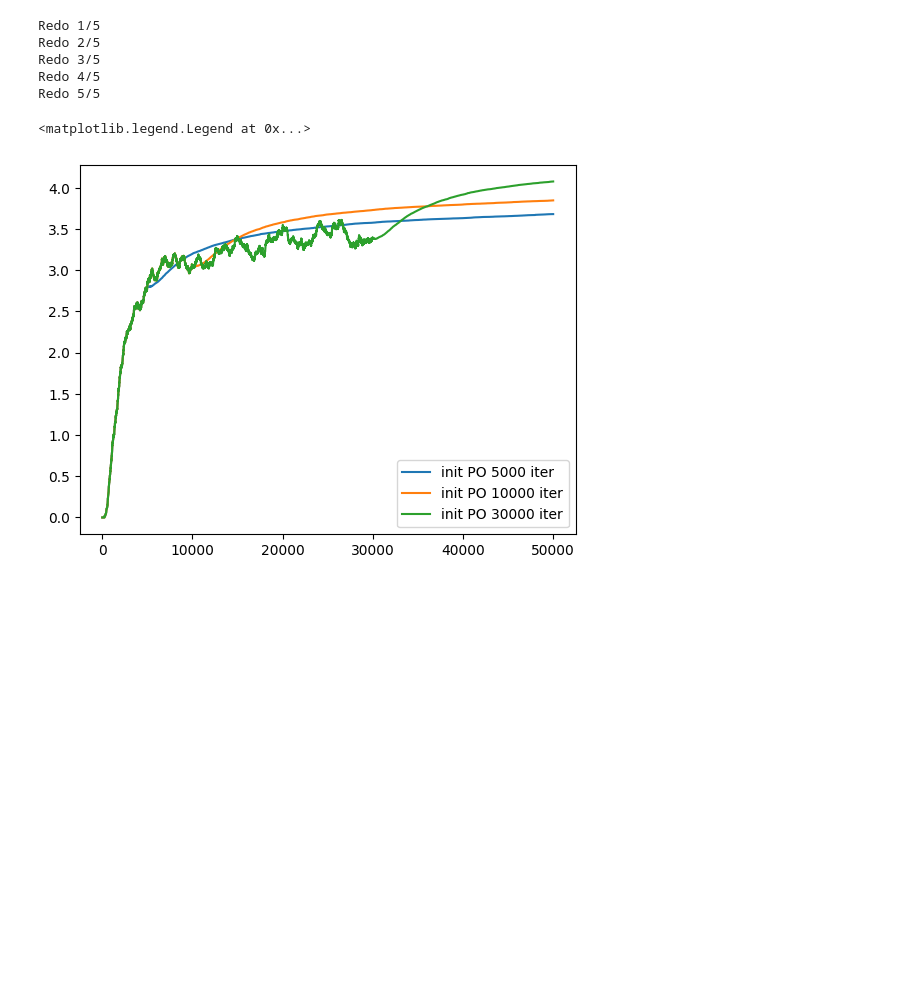
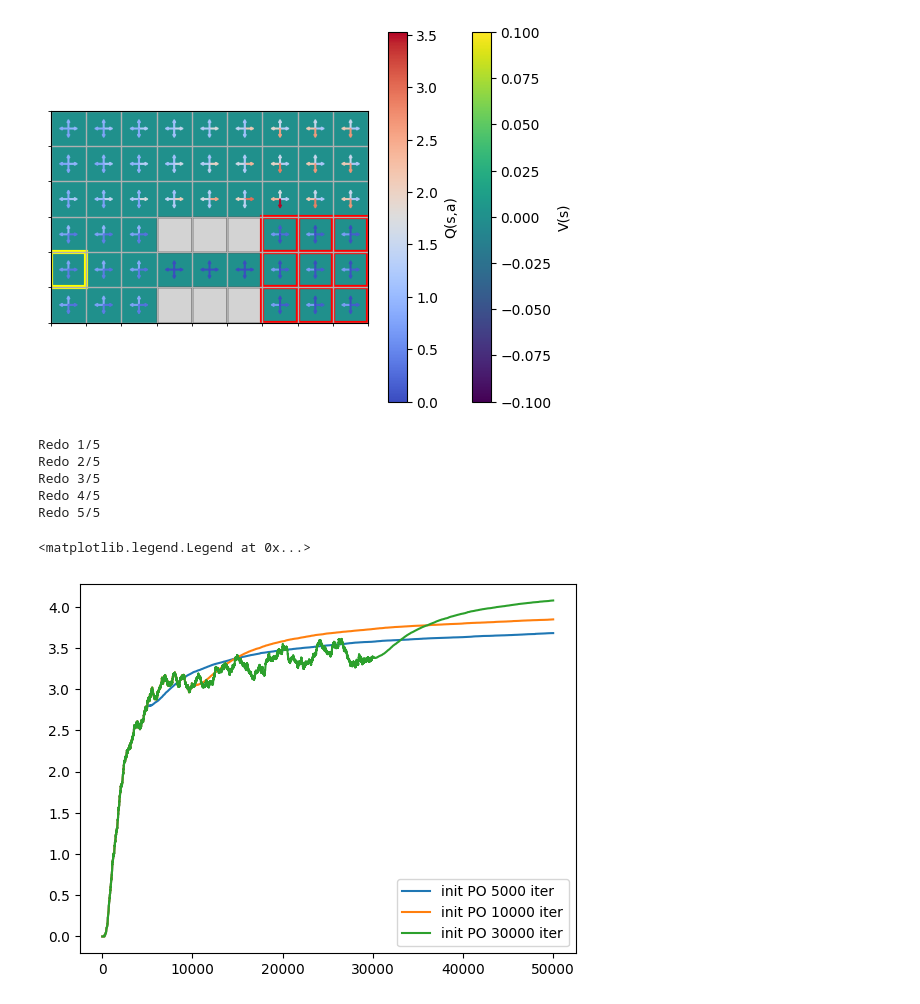
Before and after one commit to mihalybanyai/ait-compneuro-assignments, a Jupyter notebook: AIT26_Tutorial6_Representation.ipynb, the cells around one changed output. Drawn from its saved outputs; the diff is of its cells as text; code cells hidden in the pictures; blank space fills up the shorter version.

```diff
--- a/AIT26_Tutorial6_Representation.ipynb
+++ b/AIT26_Tutorial6_Representation.ipynb
@@ -72,3 +72,7 @@ plt.legend()
+# %%
+plot_gridworld_with_q(large_map, Q_large_poinit, large_init_state)
+# %% [output]
+[figure, added]
 # %%
 gamma = 0.85
 coarse_iterations = [5000, 10000, 30000]
```
Also changed, not shown: parts of 2 cells of this notebook, 1 other file.
